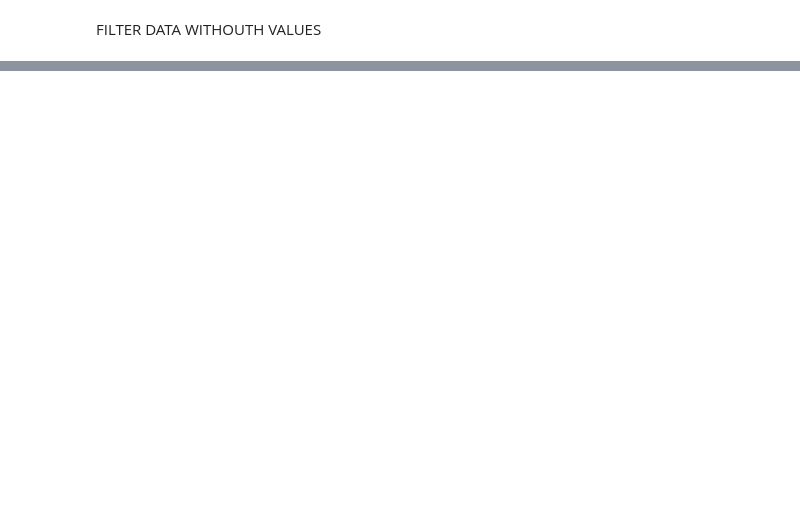
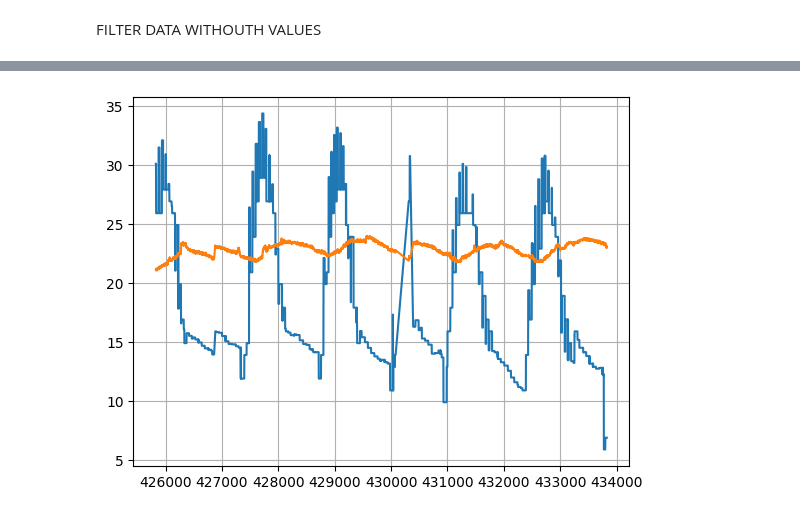
Before and after one commit to Humol-e/thingspeak-analyze, a Jupyter notebook: thingspeak.ipynb, the cells around one changed output, grey strips where cells are left out. Cells and saved outputs as stored; diff of their text form; code cells hidden in the pictures; blank space fills up the shorter version.

Commit message:
agregao grid

```diff
--- a/thingspeak.ipynb
+++ b/thingspeak.ipynb
@@ -55,3 +61,12 @@ plt.show()
+# %%
+linea1 = np.array(df["field2"])
+linea2 =np.array(df["field1"])
+plt.plot(df["entry_id"], linea1, label = "Humole's Temperature")
+plt.plot(df["entry_id"], linea2, label = "Los Mochis Temperature")
+plt.grid()
+plt.show()
+# %% [output]
+[figure, added]
 # %%
 pepe = np.array(df["field1"])
 plt.hist(pepe, bins=30)
```
Also changed, not shown: parts of 5 cells of this notebook.
